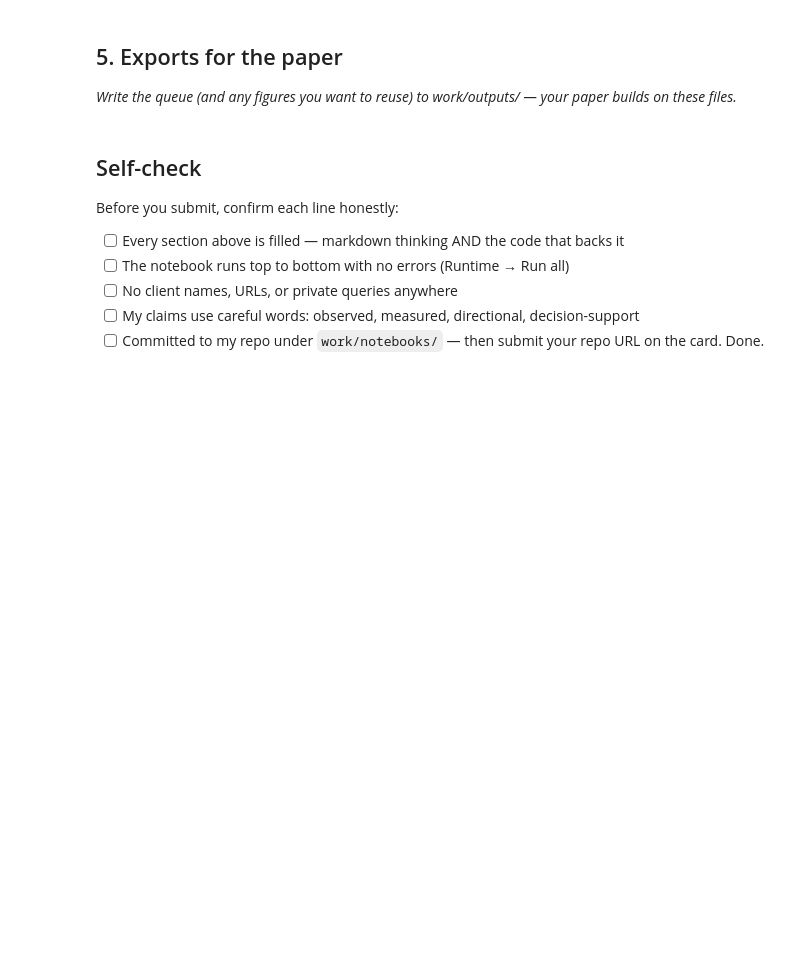
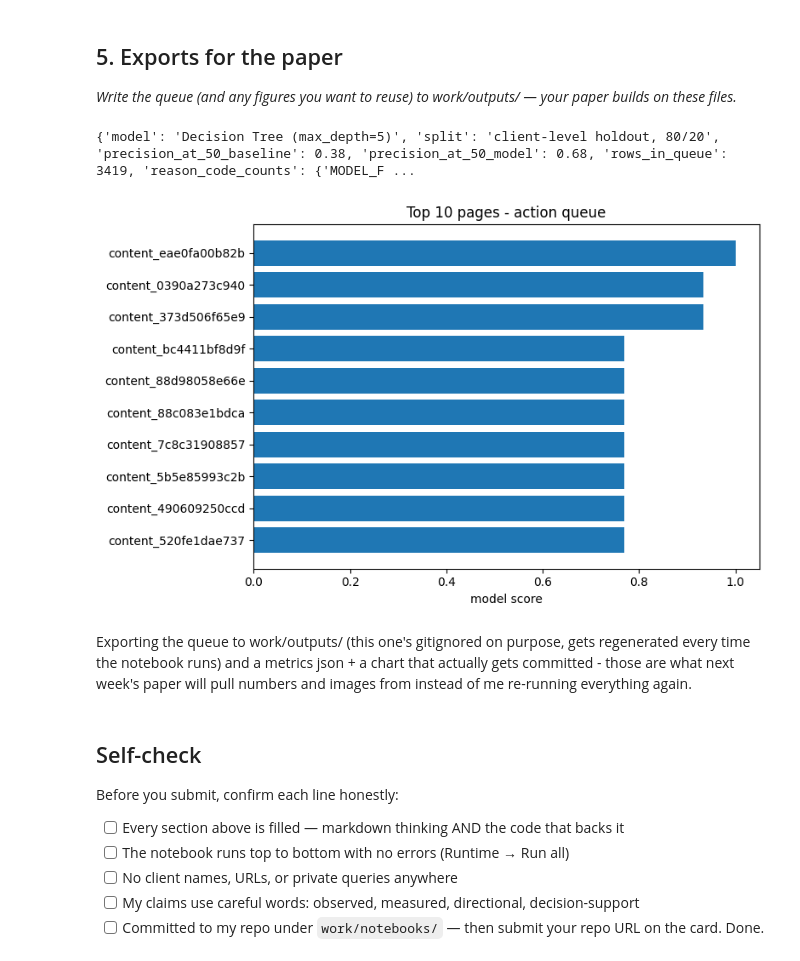
Before and after one commit to ishigupgta1234-ux/flyrank-ml-internship, a Jupyter notebook: work/notebooks/w07_action_playbook.ipynb, the cells around one changed output. Saved outputs shown, nothing was run; the diff lists cells and outputs as text; code cells hidden in the pictures; blank space fills up the shorter version.

```diff
--- a/work/notebooks/w07_action_playbook.ipynb
+++ b/work/notebooks/w07_action_playbook.ipynb
@@ -44,3 +171,49 @@ This skeleton is yours to fill. Work the sections **in order** — each one has
+# %%
+# This cell is for CODE (numbers, a query, a check).
+# Write your text answer in the cell ABOVE this one — typing sentences here breaks Run All.
+import os
+import json
+import matplotlib.pyplot as plt
+
+os.makedirs("work/outputs", exist_ok=True)
+os.makedirs("work/figures", exist_ok=True)
+
+# the actual queue - stays out of git (CI blocks it), notebook regenerates it every run
+ranked_queue.to_csv("work/outputs/baseline_action_score.csv", index=False)
+
+# metrics json - this one DOES get committed, it's basically my receipts
+metrics = {
+    "model": "Decision Tree (max_depth=5)",
+    "split": "client-level holdout, 80/20",
+    "precision_at_50_baseline": 0.38,
+    "precision_at_50_model": 0.68,
+    "rows_in_queue": len(ranked_queue),
+    "reason_code_counts": ranked_queue["reason_code"].value_counts().to_dict()
+}
+
+with open("work/outputs/w07_metrics.json", "w") as f:
+    json.dump(metrics, f, indent=2)
+
+print(metrics)
+
+# quick figure to reuse in the paper later
+top10 = ranked_queue.head(10)
+plt.figure(figsize=(8, 5))
+plt.barh(top10["content_id"], top10["model_score"])
+plt.xlabel("model score")
+plt.title("Top 10 pages - action queue")
+plt.gca().invert_yaxis()
+plt.tight_layout()
+plt.savefig("work/figures/w07_top10_scores.png")
+plt.show()
+# %% [output]
+{'model': 'Decision Tree (max_depth=5)', 'split': 'client-level holdout, 80/20', 'precision_at_50_baseline': 0.38, 'precision_at_50_model': 0.68, 'rows_in_queue': 3419, 'reason_code_counts': {'MODEL_F ...
+[figure, added]
+# %% [markdown]
+Exporting the queue to work/outputs/ (this one's gitignored on purpose, gets
+regenerated every time the notebook runs) and a metrics json + a chart that
+actually gets committed - those are what next week's paper will pull numbers
+and images from instead of me re-running everything again.
 # %% [markdown]
 ## Self-check
 
```
Also changed, not shown: parts of 7 cells of this notebook.
